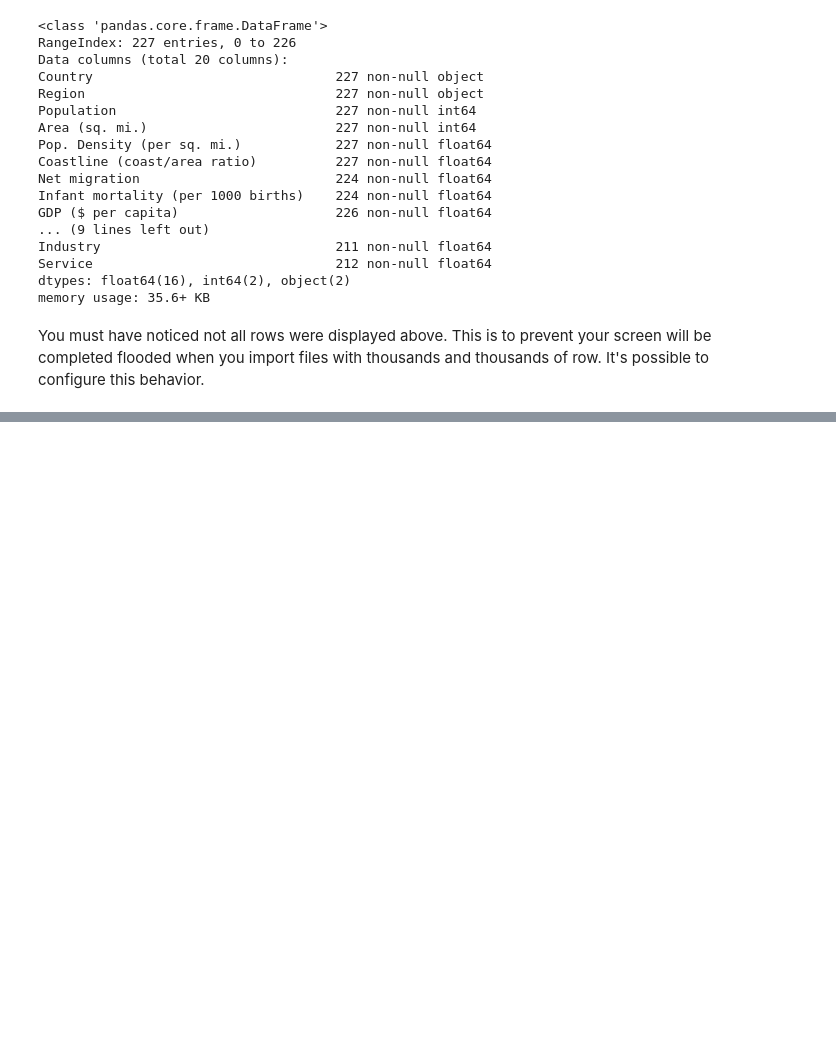
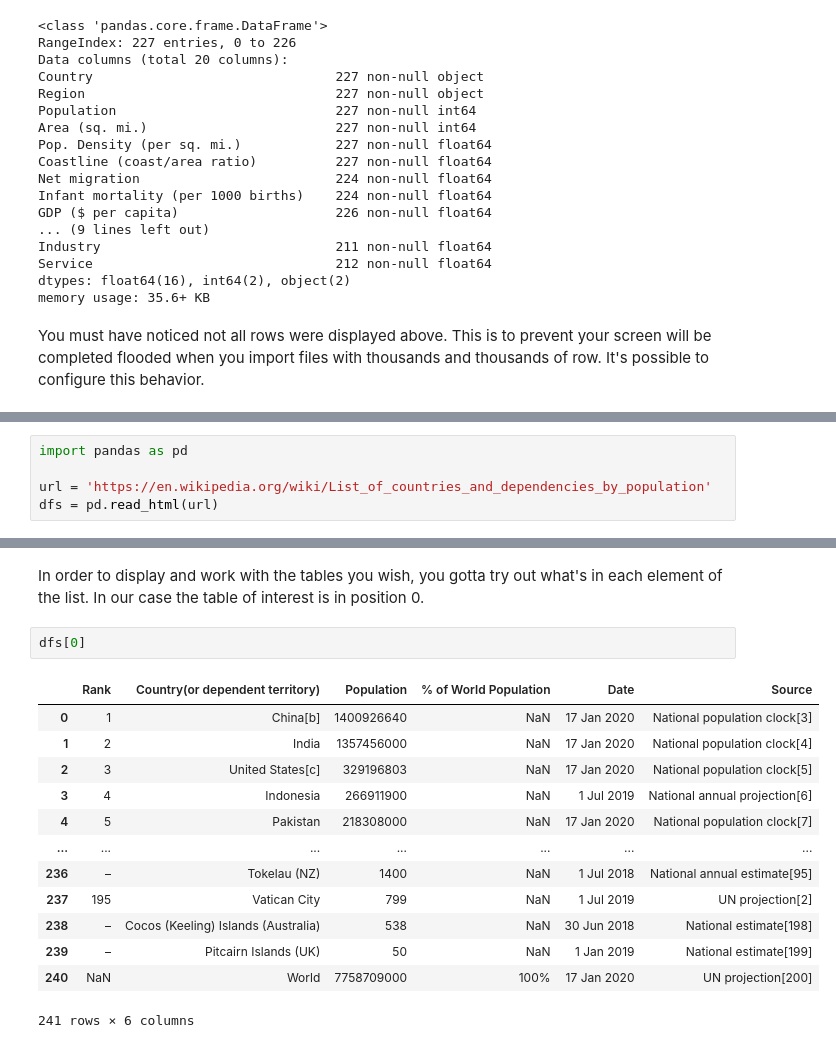
Before and after one commit to lgalicki/Jupyter-Notebooks-for-study, a Jupyter notebook: Pandas, data analysis with.ipynb, the cells around one changed output, grey strips where cells are left out. Cells and saved outputs as stored; diff of their text form; blank space fills up the shorter version.

Commit message:
Finished Pandas module and created a use case retrieving info from the internet

```diff
--- a/Pandas, data analysis with.ipynb
+++ b/Pandas, data analysis with.ipynb
@@ -623,0 +742,5 @@ df
+# %%
+import pandas as pd
+
+url = 'https://en.wikipedia.org/wiki/List_of_countries_and_dependencies_by_population'
+dfs = pd.read_html(url)
@@ -623,0 +769,18 @@ df
+# %% [markdown]
+In order to display and work with the tables you wish, you gotta try out what's in each element of the list. In our case the table of interest is in position 0.
+# %%
+dfs[0]
+# %% [output]
+|  | Rank | Country(or dependent territory) | Population | % of World Population | Date | Source |
+| 0 | 1 | China[b] | 1400926640 | NaN | 17 Jan 2020 | National population clock[3] |
+| 1 | 2 | India | 1357456000 | NaN | 17 Jan 2020 | National population clock[4] |
+| 2 | 3 | United States[c] | 329196803 | NaN | 17 Jan 2020 | National population clock[5] |
+| 3 | 4 | Indonesia | 266911900 | NaN | 1 Jul 2019 | National annual projection[6] |
+| 4 | 5 | Pakistan | 218308000 | NaN | 17 Jan 2020 | National population clock[7] |
+| ... | ... | ... | ... | ... | ... | ... |
+| 236 | – | Tokelau (NZ) | 1400 | NaN | 1 Jul 2018 | National annual estimate[95] |
+| 237 | 195 | Vatican City | 799 | NaN | 1 Jul 2019 | UN projection[2] |
+| 238 | – | Cocos (Keeling) Islands (Australia) | 538 | NaN | 30 Jun 2018 | National estimate[198] |
+| 239 | – | Pitcairn Islands (UK) | 50 | NaN | 1 Jan 2019 | National estimate[199] |
+| 240 | NaN | World | 7758709000 | 100% | 17 Jan 2020 | UN projection[200] |
+241 rows × 6 columns
```
Also changed, not shown: parts of 33 cells of this notebook, 2 other files.
